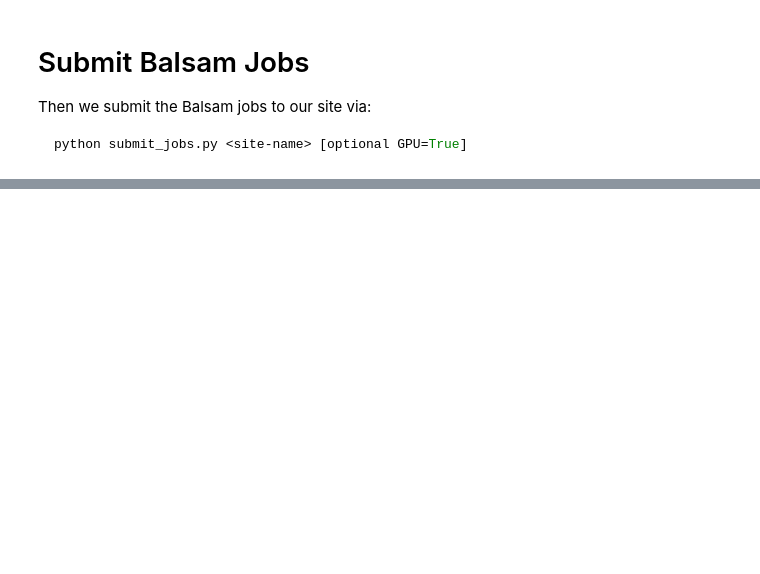
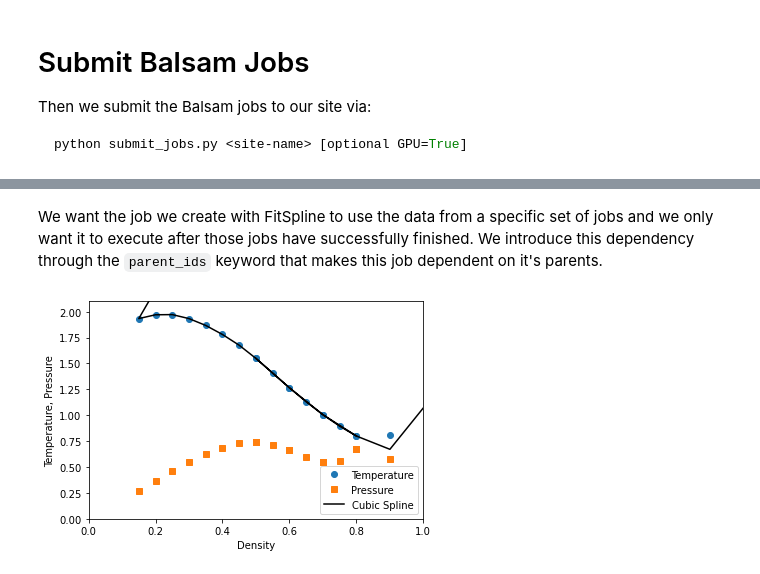
Before and after one commit to CrossFacilityWorkflows/DOE-HPC-workflow-training, a Jupyter notebook: Balsam/balsam_tutorial.ipynb, the cells around one changed output, grey strips where cells are left out. Saved outputs shown, nothing was run; the diff lists cells and outputs as text; code cells hidden in the pictures; blank space fills up the shorter version.

```diff
--- a/Balsam/balsam_tutorial.ipynb
+++ b/Balsam/balsam_tutorial.ipynb
@@ -151,3 +180,0 @@ BatchJob(num_nodes=1, wall_time_min=30, job_mode=mpi, optional_params={}, filter
-# %%
-for job in Job.objects.as_completed(jobs):
-    print(job.workdir, job.result())
@@ -153,0 +262,18 @@ for job in Job.objects.as_completed(jobs):
+# %% [markdown]
+We want the job we create with FitSpline to use the data from a specific set of jobs and we only want it to execute after those jobs have successfully finished.  We introduce this dependency through the ``parent_ids`` keyword that makes this job dependent on it's parents.
+# %%
+lammps_job_ids = [job.id for job in jobs]
+fitting_job = FitSpline.submit(workdir="LJ/spline", parent_ids=lammps_job_ids)
+# %%
+if fitting_job.result():
+    cs = fitting_job.result()
+    plt.plot(density,tfinal,'o',label="Temperature")
+    plt.plot(density,Pfinal,'s',label="Pressure")
+    plt.plot(density, cs(density), label='Cubic Spline',c='k')
+    plt.ylim(0,2.1)
+    plt.xlim(0,1)
+    plt.ylabel("Temperature, Pressure")
+    plt.xlabel("Density")
+    plt.legend(loc=0)
+# %% [output]
+[figure, added]
```
Also changed, not shown: parts of 15 cells of this notebook.
